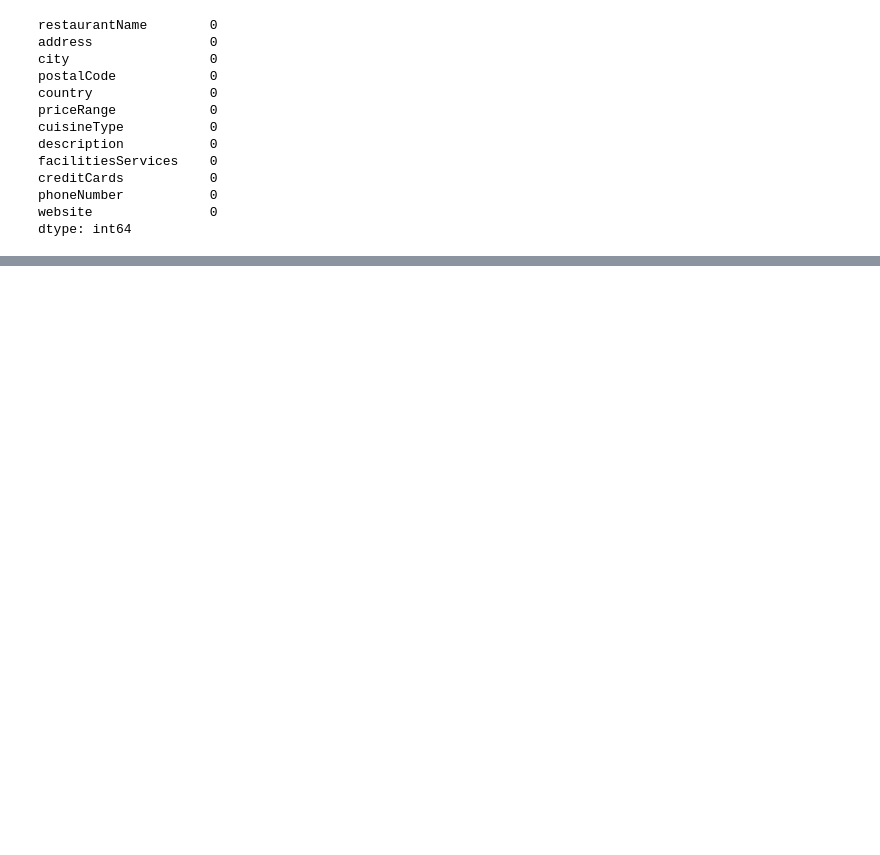
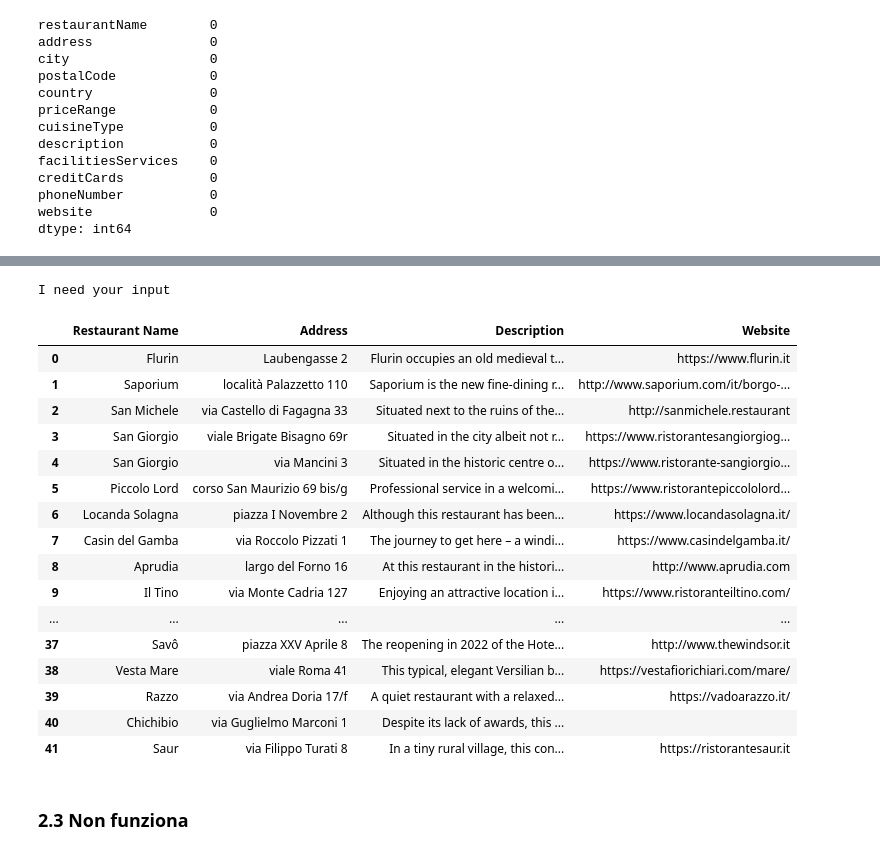
Before and after one commit to yaraoyoussef/ADM-HW3, a Jupyter notebook: main.ipynb, the cells around one changed output, grey strips where cells are left out. Drawn from its saved outputs; the diff is of its cells as text; code cells hidden in the pictures; blank space fills up the shorter version.

```diff
--- a/main.ipynb
+++ b/main.ipynb
@@ -61,5 +38,0 @@ len(rest_urls)
-# %%
-# Save all links of restaurants in a file
-with open("restaurant_urls.txt", "w") as file:
-    for url in rest_urls:
-        file.write(url + "\n")
@@ -334,0 +234,40 @@ Created file: restaurant_1982.tsv
+# %%
+print("I need your input")
+query = input()
+query = clean_desc(query)
+
+intersection_set = engine.conjunctive_query(query)
+
+df_toPrint = []
+
+df_toPrint = pd.DataFrame(df_toPrint)
+
+for restaurant in intersection_set:
+    filtered_df = df_restaurants.query("restaurantName == @restaurant")
+    df_toPrint = pd.concat([df_toPrint, filtered_df])
+
+df_toPrint.reset_index(drop=True, inplace=True)
+df_toPrint = df_toPrint.filter(items=['restaurantName', 'address', 'description', 'website'])
+df_toPrint = df_toPrint.rename(columns={'restaurantName':'Restaurant Name', 'address':'Address', 'description': 'Description', 'website':'Website'})
+
+
+display(df_toPrint)
+# %% [output]
+I need your input
+|  | Restaurant Name | Address | Description | Website |
+| 0 | Flurin | Laubengasse 2 | Flurin occupies an old medieval t... | https://www.flurin.it |
+| 1 | Saporium | località Palazzetto 110 | Saporium is the new fine-dining r... | http://www.saporium.com/it/borgo-... |
+| 2 | San Michele | via Castello di Fagagna 33 | Situated next to the ruins of the... | http://sanmichele.restaurant |
+| 3 | San Giorgio | viale Brigate Bisagno 69r | Situated in the city albeit not r... | https://www.ristorantesangiorgiog... |
+| 4 | San Giorgio | via Mancini 3 | Situated in the historic centre o... | https://www.ristorante-sangiorgio... |
+| 5 | Piccolo Lord | corso San Maurizio 69 bis/g | Professional service in a welcomi... | https://www.ristorantepiccololord... |
+| 6 | Locanda Solagna | piazza I Novembre 2 | Although this restaurant has been... | https://www.locandasolagna.it/ |
+| 7 | Casin del Gamba | via Roccolo Pizzati 1 | The journey to get here – a windi... | https://www.casindelgamba.it/ |
+| 8 | Aprudia | largo del Forno 16 | At this restaurant in the histori... | http://www.aprudia.com |
+| 9 | Il Tino | via Monte Cadria 127 | Enjoying an attractive location i... | https://www.ristoranteiltino.com/ |
+| ... | ... | ... | ... | ... |
+| 37 | Savô | piazza XXV Aprile 8 | The reopening in 2022 of the Hote... | http://www.thewindsor.it |
+| 38 | Vesta Mare | viale Roma 41 | This typical, elegant Versilian b... | https://vestafiorichiari.com/mare/ |
+| 39 | Razzo | via Andrea Doria 17/f | A quiet restaurant with a relaxed... | https://vadoarazzo.it/ |
+| 40 | Chichibio | via Guglielmo Marconi 1 | Despite its lack of awards, this ... |  |
+| 41 | Saur | via Filippo Turati 8 | In a tiny rural village, this con... | https://ristorantesaur.it |
@@ -334,0 +276,2 @@ Created file: restaurant_1982.tsv
+# %% [markdown]
+### 2.3  Non funziona
```
Also changed, not shown: parts of 31 cells of this notebook, 3 other files.
